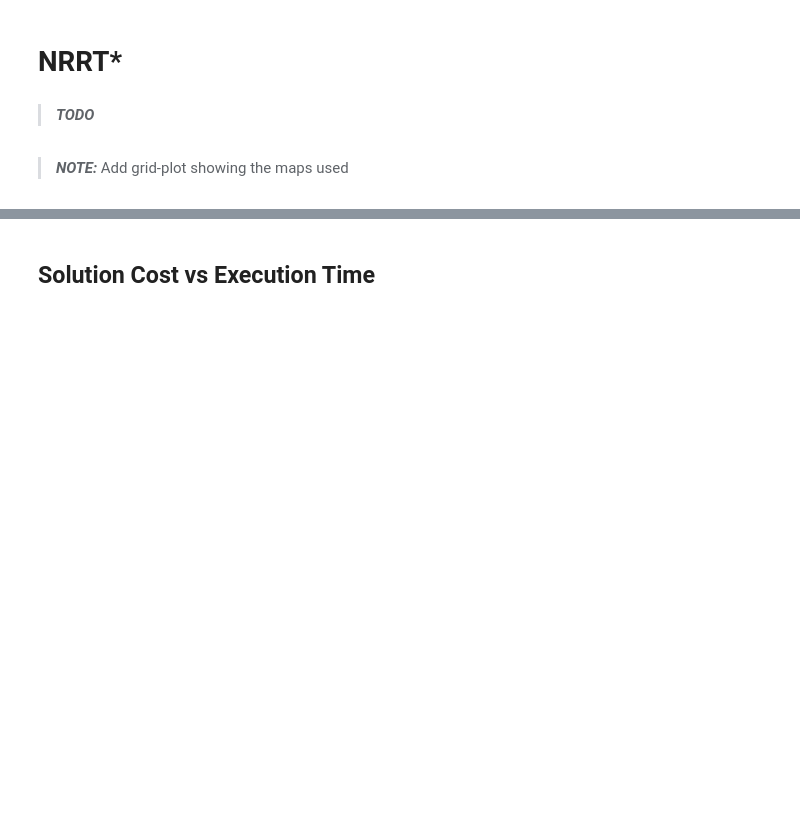
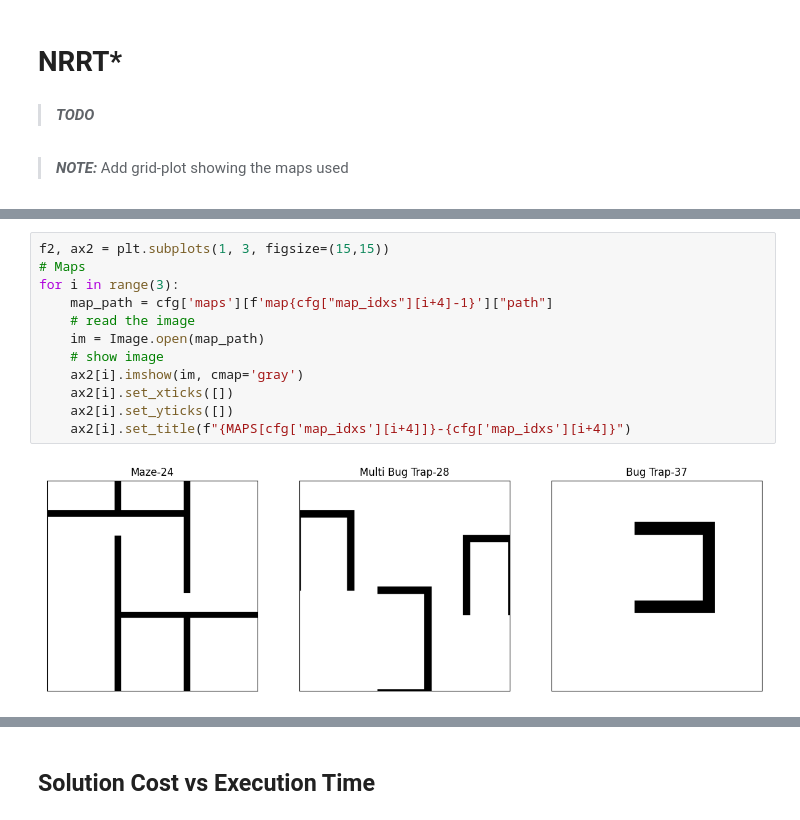
Before and after one commit to SumantBagri/Sampling-Based-Asymptotically-Optimal-Path-Planning-Algorithms, a Jupyter notebook: src/results.ipynb, the cells around one changed output, grey strips where cells are left out. Cells and saved outputs as stored; diff of their text form; blank space fills up the shorter version.

```diff
--- a/src/results.ipynb
+++ b/src/results.ipynb
@@ -45,0 +63,14 @@ bitdf["Any Path Found"] = bitdf["Any Path Found"].astype('int')
+# %%
+f2, ax2 = plt.subplots(1, 3, figsize=(15,15))
+# Maps
+for i in range(3):
+    map_path = cfg['maps'][f'map{cfg["map_idxs"][i+4]-1}']["path"]
+    # read the image
+    im = Image.open(map_path)
+    # show image
+    ax2[i].imshow(im, cmap='gray')
+    ax2[i].set_xticks([])
+    ax2[i].set_yticks([])
+    ax2[i].set_title(f"{MAPS[cfg['map_idxs'][i+4]]}-{cfg['map_idxs'][i+4]}")
+# %% [output]
+[figure, added]
```
Also changed, not shown: parts of 7 cells of this notebook, 44 other files.
